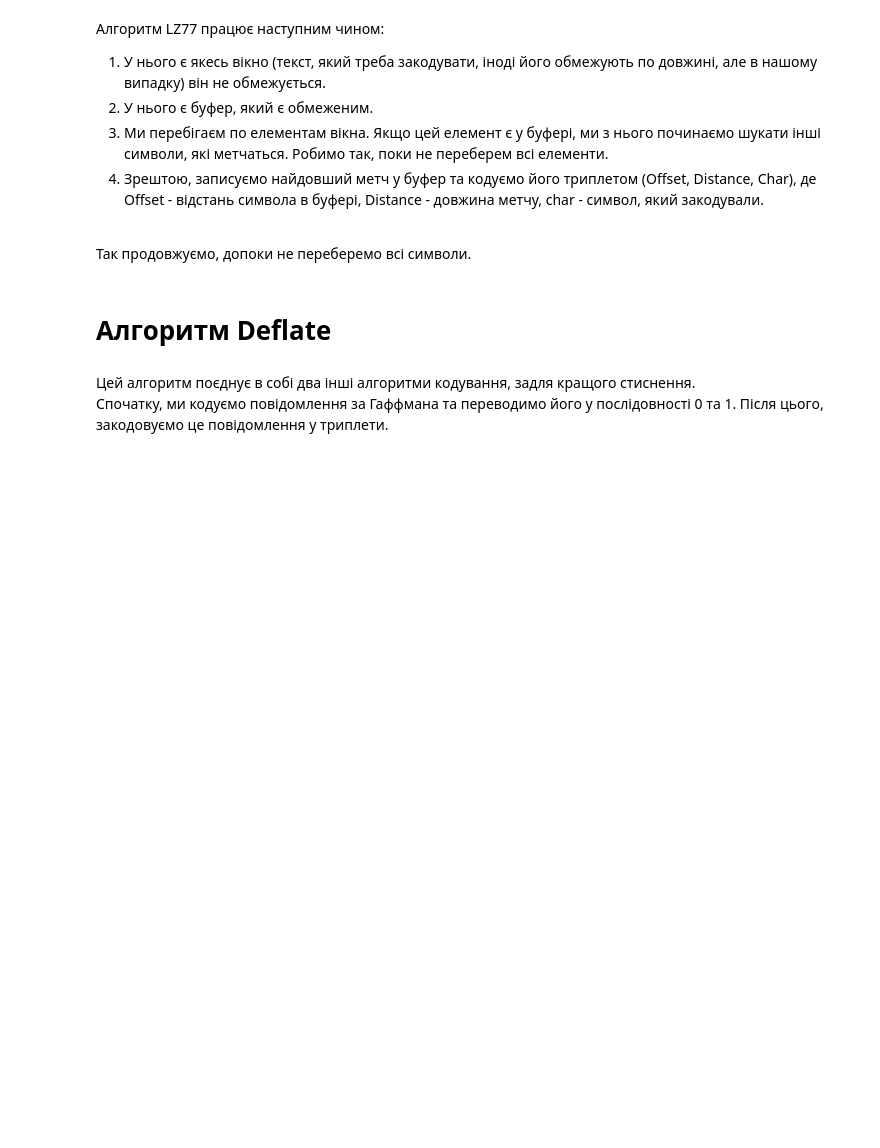
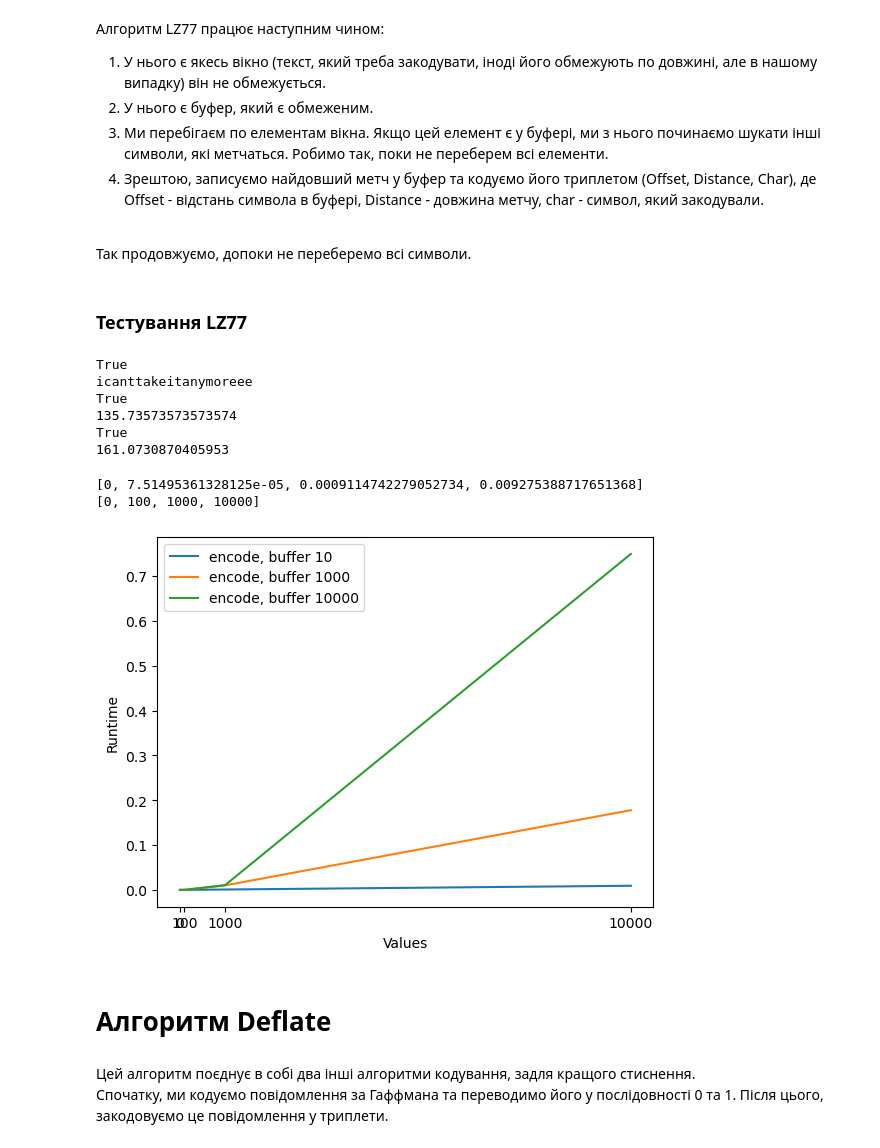
Before and after one commit to n1n1n1q/Coding-Algorithms, a Jupyter notebook: CodingAlgorithms.ipynb, the cells around one changed output. Saved outputs shown, nothing was run; the diff lists cells and outputs as text; code cells hidden in the pictures; blank space fills up the shorter version.

```diff
--- a/CodingAlgorithms.ipynb
+++ b/CodingAlgorithms.ipynb
@@ -153,4 +256,4 @@ class Lz77:
         encoded_len=0
         for o,d,c in encoded:
             encoded_len+=len(bin(o))-2+len(bin(d))-2+8
-        return len(original)*8/encoded_len
+        return len(original)*8/encoded_len*100
@@ -206,6 +265,40 @@ test_multiple([lz.encode,Lz77(10).encode],[100,1000,10000],\
 4) Зрештою, записуємо найдовший метч у буфер та кодуємо його триплетом (Offset, Distance, Char), де Offset - відстань символа в буфері, Distance - довжина метчу, char - символ, який закодували.
 
 <br>Так продовжуємо, допоки не переберемо всі символи.
+# %% [markdown]
+### Тестування LZ77
+# %%
+lz=Lz77(10000)
+msh=lz.encode("aababcabcabcabcabcabc")
+print(lz.decode(msh)=="aababcabcabcabcabcabc")
+print(lz.decode(lz.encode("icanttakeitanymoreee")))
+lorem_ipsum="""
+Lorem ipsum dolor sit amet, consectetur adipiscing elit,
+ sed do eiusmod tempor incididunt ut labore et dolore magna aliqua. Ut enim
+ ad minim veniam, quis nostrud exercitation ullamco laboris nisi ut aliquip
+ ex ea commodo consequat. Duis aute irure dolor in reprehenderit in voluptate
+ velit esse cillum dolore eu fugiat nulla pariatur. Excepteur sint occaecat
+ cupidatat non proident, sunt in culpa qui officia deserunt mollit anim id est laborum.
+"""
+print(lz.decode(lz.encode(lorem_ipsum))==lorem_ipsum)
+print(lz.calculate_compression(lz.encode(lorem_ipsum),lorem_ipsum))
+lz_encoded=lz.encode(eneida)
+print(lz.decode(lz_encoded)==eneida)
+print(lz.calculate_compression(lz_encoded,eneida))
+# %% [output]
+True
+icanttakeitanymoreee
+True
+135.73573573573574
+True
+161.0730870405953
+# %%
+test_multiple([Lz77(10).encode,Lz77(1000).encode,Lz77(10000).encode],[100,1000,10000],\
+              10,SYMBOLS,["encode, buffer 10", "encode, buffer 1000", "encode, buffer 10000"])
+# %% [output]
+[0, 7.51495361328125e-05, 0.0009114742279052734, 0.009275388717651368]
+[0, 100, 1000, 10000]
+[figure, added]
 # %% [markdown]
 # Алгоритм Deflate
 # %% [markdown]
```
Also changed, not shown: parts of 12 cells of this notebook, 1 other file.
